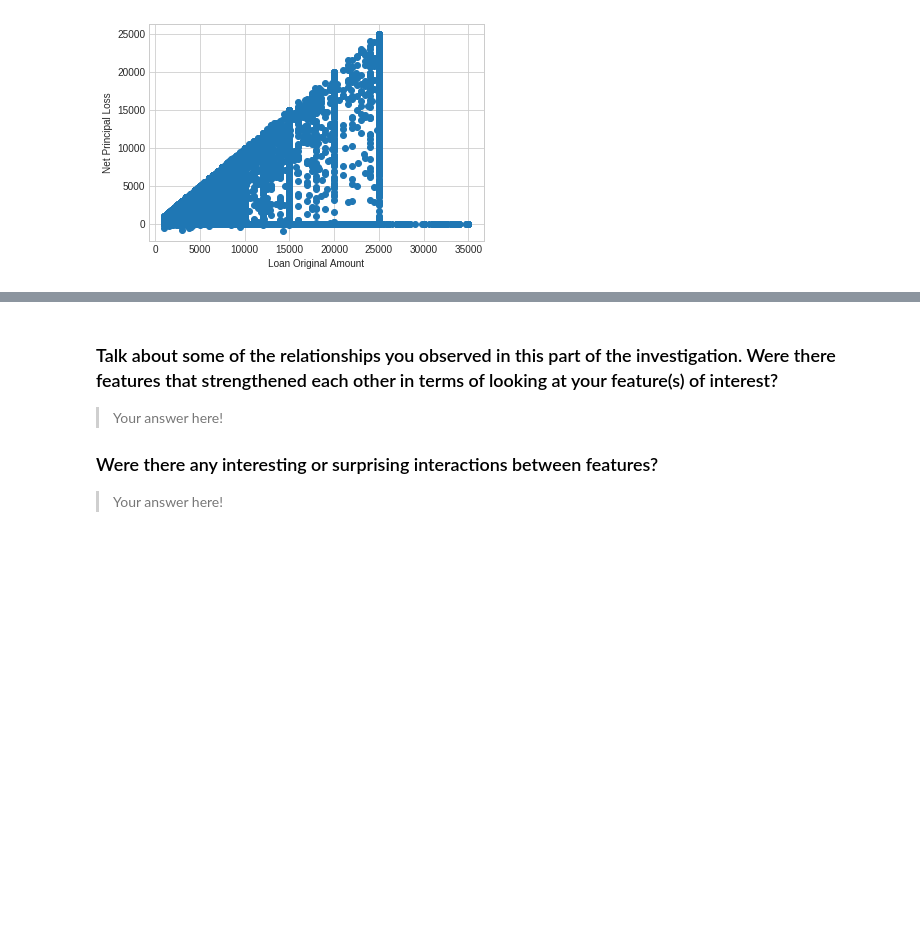
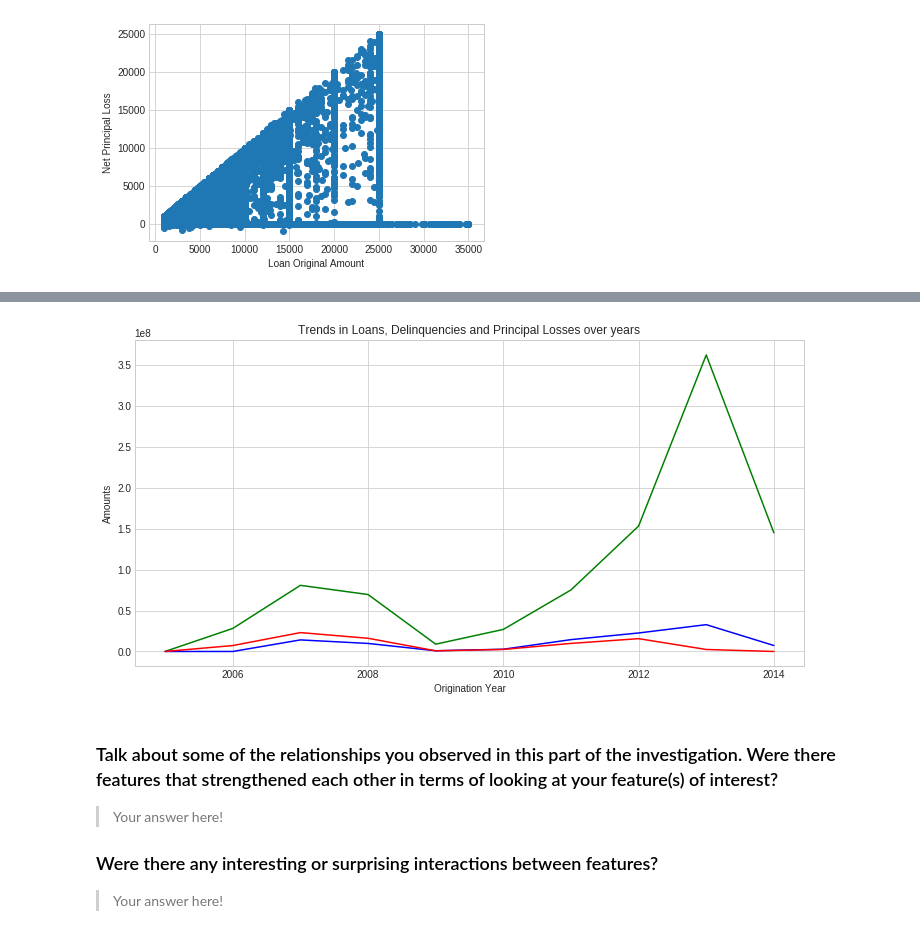
Before and after one commit to bthodla/danano, a Jupyter notebook: exploration_template.ipynb, the cells around one changed output, grey strips where cells are left out. Cells and saved outputs as stored; diff of their text form; code cells hidden in the pictures; blank space fills up the shorter version.

```diff
--- a/exploration_template.ipynb
+++ b/exploration_template.ipynb
@@ -601,3 +606,5 @@ plt.xlabel('Loan Original Amount')
 plt.ylabel('Net Principal Loss');
 # %% [output]
 [figure]
+# %%
+pld_df_agg = pld_df.groupby('LoanOriginationYear').sum()[['LoanOriginalAmount', 'AmountDelinquent', 'LP_NetPrincipalLoss']].reset_index()
@@ -604,3 +623,15 @@ plt.ylabel('Net Principal Loss');
+# %%
+plt.figure(figsize=(12,6))
+
+plt.plot(pld_df_agg.LoanOriginationYear, pld_df_agg.LoanOriginalAmount, color='g')
+plt.plot(pld_df_agg.LoanOriginationYear, pld_df_agg.AmountDelinquent, color='b')
+plt.plot(pld_df_agg.LoanOriginationYear, pld_df_agg.LP_NetPrincipalLoss, color='r')
+plt.xlabel('Origination Year')
+plt.ylabel('Amounts')
+plt.title('Trends in Loans, Delinquencies and Principal Losses over years')
+plt.show()
+# %% [output]
+[figure, added]
 # %% [markdown]
 ### Talk about some of the relationships you observed in this part of the investigation. Were there features that strengthened each other in terms of looking at your feature(s) of interest?
 
```
Also changed, not shown: parts of 6 cells of this notebook.
